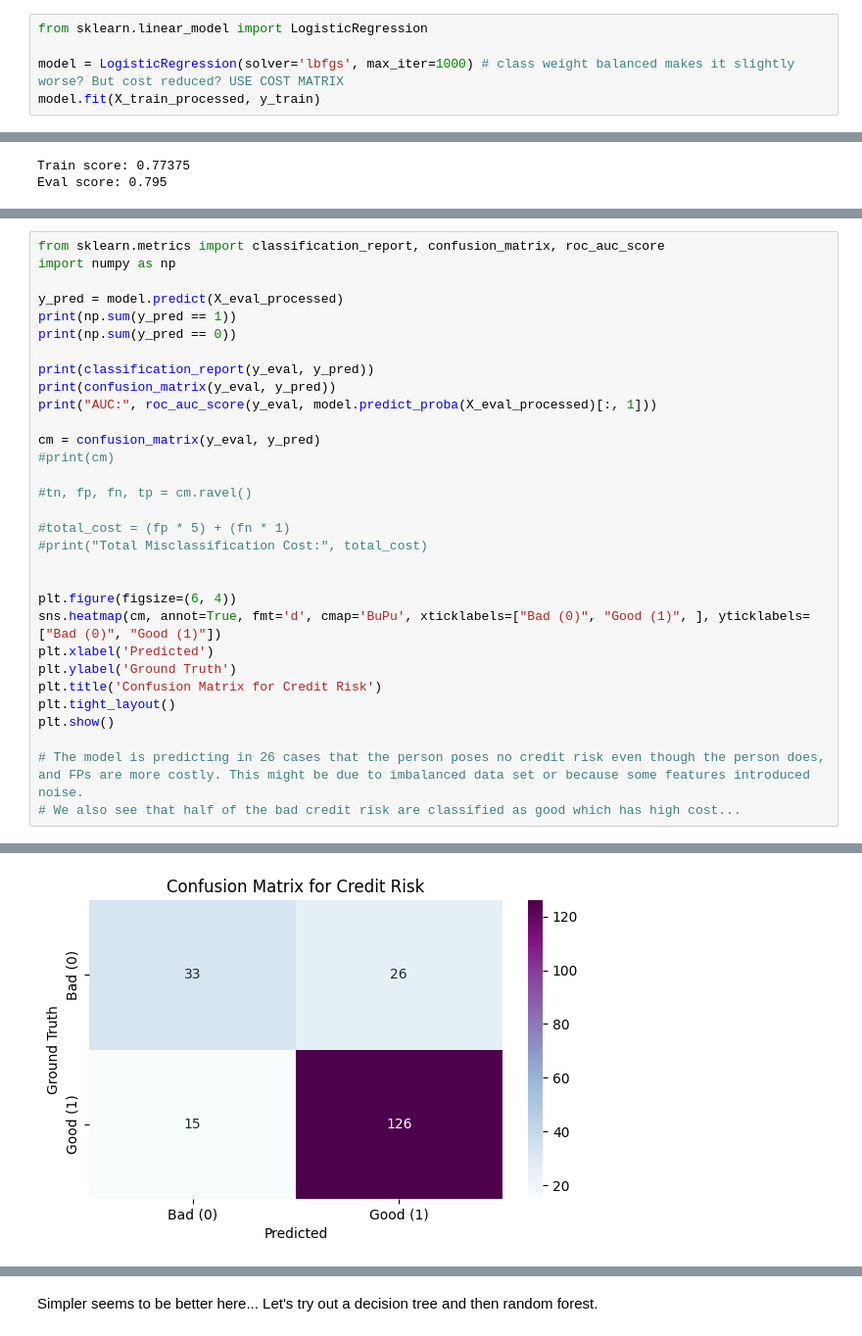
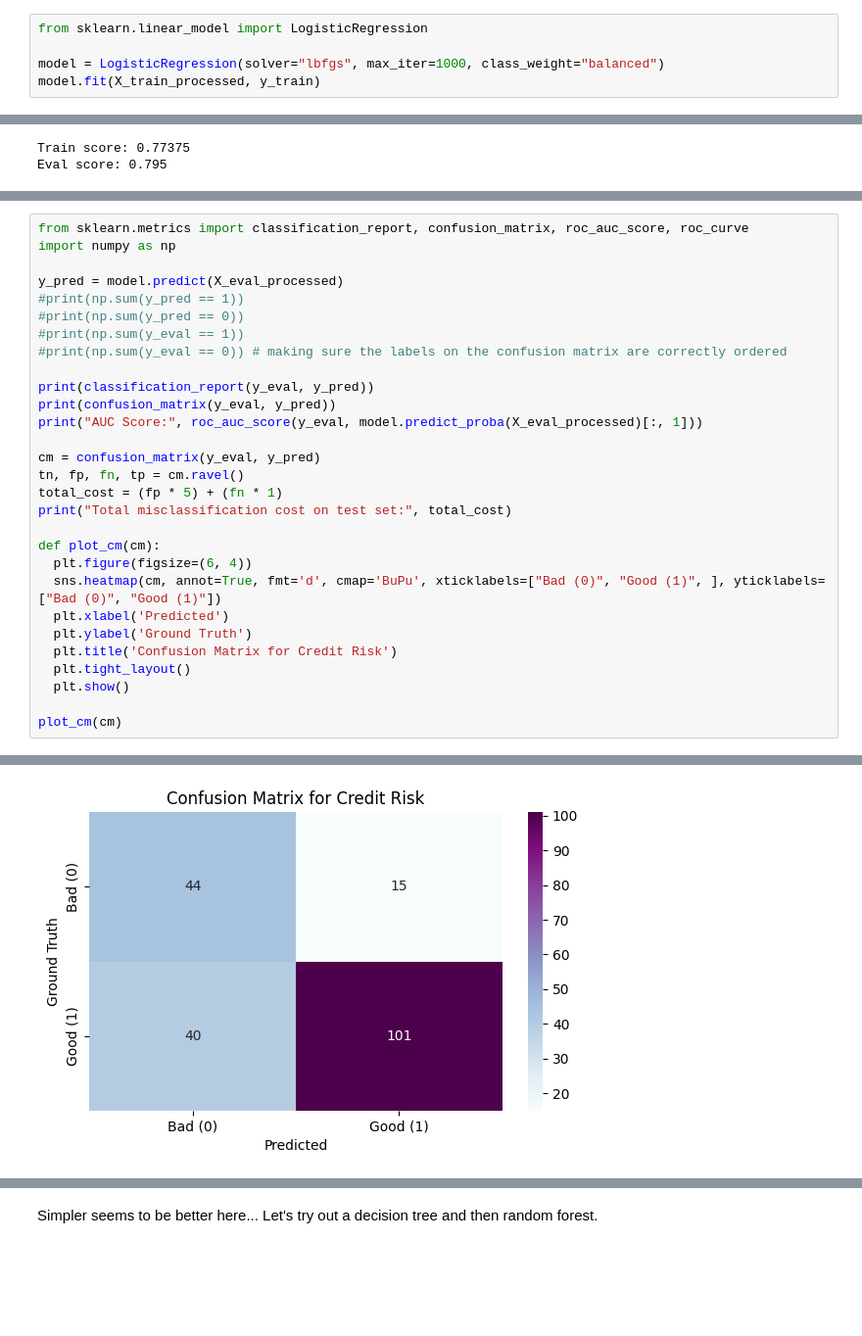
Before and after one commit to reascr/MSC-in-IT-and-Cognition, a Jupyter notebook: AppliedAI/First_assignment_dataset_2.ipynb, the cells around one changed output, grey strips where cells are left out. Shown at 98% size. Saved outputs shown, nothing was run; the diff lists cells and outputs as text; blank space fills up the shorter version.

```diff
--- a/AppliedAI/First_assignment_dataset_2.ipynb
+++ b/AppliedAI/First_assignment_dataset_2.ipynb
@@ -403,6 +423,6 @@ I did not choose a neural network since the data is a rather small data set (100
 # %%
 from sklearn.linear_model import LogisticRegression
 
-model = LogisticRegression(solver='lbfgs', max_iter=1000) # class weight balanced makes it slightly worse? But cost reduced? USE COST MATRIX
+model = LogisticRegression(solver="lbfgs", max_iter=1000, class_weight="balanced")
 model.fit(X_train_processed, y_train)
 # %% [output]
@@ -416,32 +463,30 @@ Eval score: 0.795
 # %%
-from sklearn.metrics import classification_report, confusion_matrix, roc_auc_score
+from sklearn.metrics import classification_report, confusion_matrix, roc_auc_score, roc_curve
 import numpy as np
 
 y_pred = model.predict(X_eval_processed)
-print(np.sum(y_pred == 1))
-print(np.sum(y_pred == 0))
+#print(np.sum(y_pred == 1))
+#print(np.sum(y_pred == 0))
+#print(np.sum(y_eval == 1))
+#print(np.sum(y_eval == 0)) # making sure the labels on the confusion matrix are correctly ordered
 
 print(classification_report(y_eval, y_pred))
 print(confusion_matrix(y_eval, y_pred))
-print("AUC:", roc_auc_score(y_eval, model.predict_proba(X_eval_processed)[:, 1]))
+print("AUC Score:", roc_auc_score(y_eval, model.predict_proba(X_eval_processed)[:, 1]))
 
 cm = confusion_matrix(y_eval, y_pred)
-#print(cm)
+tn, fp, fn, tp = cm.ravel()
+total_cost = (fp * 5) + (fn * 1)
+print("Total misclassification cost on test set:", total_cost)
 
-#tn, fp, fn, tp = cm.ravel()
+def plot_cm(cm):
+  plt.figure(figsize=(6, 4))
+  sns.heatmap(cm, annot=True, fmt='d', cmap='BuPu', xticklabels=["Bad (0)", "Good (1)", ], yticklabels=["Bad (0)", "Good (1)"])
+  plt.xlabel('Predicted')
+  plt.ylabel('Ground Truth')
+  plt.title('Confusion Matrix for Credit Risk')
+  plt.tight_layout()
+  plt.show()
 
-#total_cost = (fp * 5) + (fn * 1)
-#print("Total Misclassification Cost:", total_cost)
-
-
-plt.figure(figsize=(6, 4))
-sns.heatmap(cm, annot=True, fmt='d', cmap='BuPu', xticklabels=["Bad (0)", "Good (1)", ], yticklabels=["Bad (0)", "Good (1)"])
-plt.xlabel('Predicted')
-plt.ylabel('Ground Truth')
-plt.title('Confusion Matrix for Credit Risk')
-plt.tight_layout()
-plt.show()
-
-# The model is predicting in 26 cases that the person poses no credit risk even though the person does, and FPs are more costly. This might be due to imbalanced data set or because some features introduced noise.
-# We also see that half of the bad credit risk are classified as good which has high cost...
+plot_cm(cm)
 # %% [output]
@@ -462 +506 @@ AUC: 0.8183675922586848
-[figure, old version]
+[figure, new version]
```
Also changed, not shown: parts of 19 cells of this notebook.
